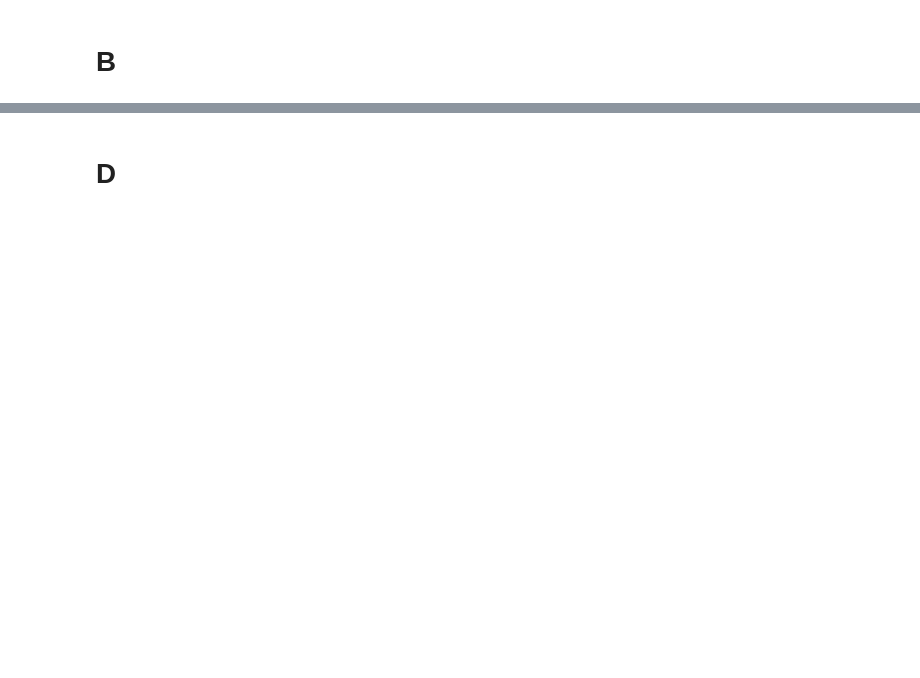
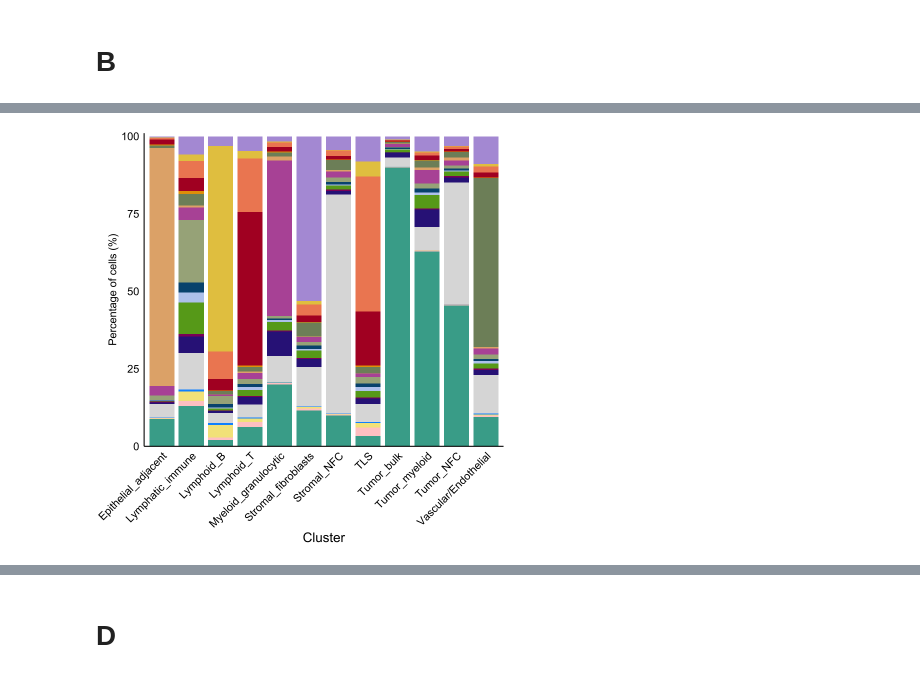
Before and after one commit to SchapiroLabor/NUT_spatial, a Jupyter notebook: figures/figure_4_R.ipynb, the cells around one changed output, grey strips where cells are left out. Drawn from its saved outputs; the diff is of its cells as text; code cells hidden in the pictures; blank space fills up the shorter version.

Commit message:
added a new figure for niches

```diff
--- a/figures/figure_4_R.ipynb
+++ b/figures/figure_4_R.ipynb
@@ -246,0 +142,3 @@ A spec_tbl_df: 1729 × 8
+# %%
+#niches df
+niches_df <- read.csv(file.path(data_dir, "niches_df.csv"))
@@ -365,0 +168,11 @@ Warning message:
+# %%
+cluster_composition <- niches_df %>%
+    group_by(neighborhood, cell_category) %>%
+    summarise(n_cells = n()) %>%
+    ungroup() %>%
+    group_by(neighborhood) %>%
+    mutate("total_n" = sum(n_cells)) %>%
+    ungroup() %>%
+    mutate("percentage" = (n_cells / total_n) * 100) %>%
+    select(!total_n)
+cluster_composition
@@ -365,0 +205,60 @@ Warning message:
+# %%
+shared_margin <- margin(t = 5, r = 15, b = 5, l = 15)
+
+p_cluster <- ggplot(
+  cluster_composition,
+  aes(x = neighborhood, y = percentage, fill = cell_category)
+) +
+  geom_bar(stat = "identity", width = 0.85) +
+  scale_fill_manual(values = full_palette) +
+  guides(fill = guide_legend(reverse = TRUE)) +
+  labs(
+    x = "Cluster",
+    y = "Percentage of cells (%)",
+    fill = "Cell type"
+  ) +
+  scale_y_continuous(limits = c(0, 101), expand = c(0, 0)) +
+  theme_minimal(base_size = 13) +
+  theme(
+    text = element_text(family = "Arial"),
+
+    # restore y-axis text + title
+    axis.text.y  = element_text(size = 13, colour = "black"),
+    axis.title.y = element_text(size = 13),
+
+    # rotate x labels
+    axis.text.x = element_text(size = 13, angle = 45, hjust = 1, vjust = 1, colour = "black"),
+    axis.title.x = element_text(size = 16, colour = "black"),
+    axis.title  = element_text(size = 13, colour = "black"),
+    legend.text  = element_text(size = 13),
+    legend.title = element_text(size = 13),
+    legend.key.height = unit(0.5, "cm"),
+    legend.position = "none",
+    panel.border = element_blank(),
+
+    axis.line.x.bottom = element_line(colour="black", linewidth=0.6),
+    axis.line.x.top    = element_line(colour="black", linewidth=0.6),
+    axis.line.y.left   = element_line(colour="black", linewidth=0.6),
+    axis.line.y.right  = element_blank(),
+
+    axis.text.x.top  = element_blank(),
+    axis.ticks.x.top = element_blank(),
+    axis.title.x.top = element_blank(),
+
+    panel.grid = element_blank(),
+    plot.margin = shared_margin
+  )
+
+p_cluster
+
+showtext_opts(dpi = 300)
+ggsave(
+  filename = file.path(results_dir, "cluster_composition_barplot.png"),
+  plot = p_cluster,
+  width = 7,
+  height = 6,
+  dpi = 300,
+  bg = "white"
+)
+# %% [output]
+[figure, added]
```
Also changed, not shown: parts of 38 cells of this notebook, 12 other files.
